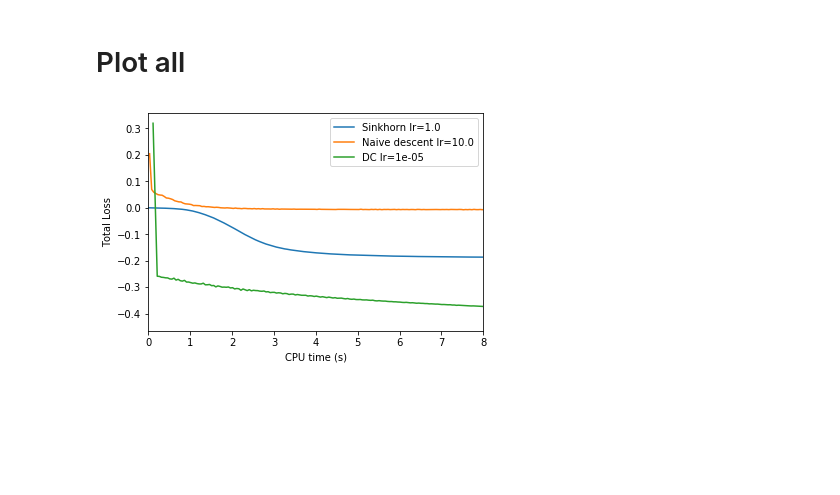
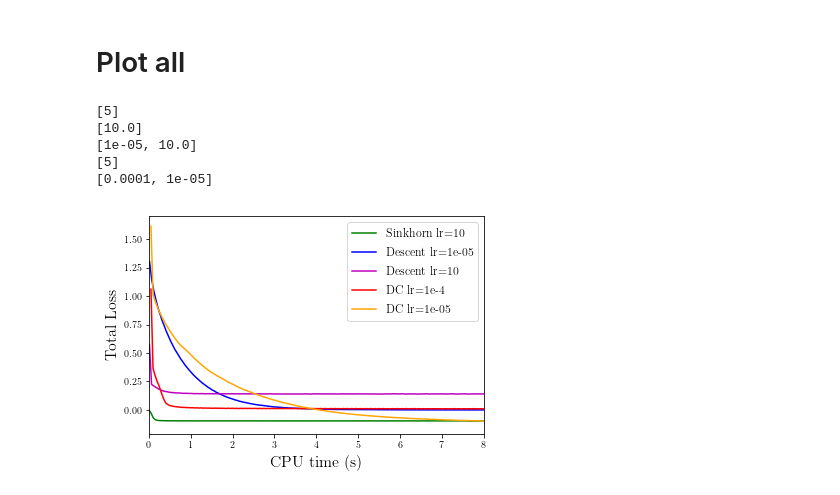
Before and after one commit to eboursier/regularized_private_learning, a Jupyter notebook: parameter_tuning.ipynb, the cells around one changed output. Saved outputs shown, nothing was run; the diff lists cells and outputs as text; code cells hidden in the pictures; blank space fills up the shorter version.

```diff
--- a/parameter_tuning.ipynb
+++ b/parameter_tuning.ipynb
@@ -45,7 +45,7 @@ device = torch.device("cpu")
 # Sinkhorn
 # %%
 sinkiterrange = [5]
-sinklrrange = [1.]
+sinklrrange = [10.]
 # %%
 losses['sinkhorn'] = {}
 for s in itertools.product(sinkiterrange, sinklrrange):
@@ -78,7 +78,7 @@ for sinklr in sinklrrange:
 # %% [markdown]
 # Descent
 # %%
-descentlrrange = [10.]
+descentlrrange = [1e-5, 10.]
 # %%
 losses['descent'] = {}
 
@@ -101,7 +101,7 @@ plt.show()
 # %% [markdown]
 # DC
 # %%
-dclrrange = [1e-5]
+dclrrange = [1e-4, 1e-5]
 dcdualiterrange = [5]
 # %%
 losses['dc'] = {}
@@ -144,26 +138,48 @@ dclrrange = [1e-5]
+# %%
+print(sinkiterrange)
+print(sinklrrange)
+print(descentlrrange)
+print(dcdualiterrange)
+print(dclrrange)
+# %% [output]
+[5]
+[10.0]
+[1e-05, 10.0]
+[5]
+[0.0001, 1e-05]
+# %%
+plt.rc('text', usetex=True)
+plt.rc('font', family='serif')
 # %%
 plt.figure()
-for sinkiter in sinkiterrange:
-    for sinklr in sinklrrange:
-        h, z = average(np.array(losses['sinkhorn'][(sinkiter, sinklr)]), stepsize=5e-2)
-        plt.plot(h, z, label='Sinkhorn lr={}'.format(sinklr))
 
-for descentlr in descentlrrange:
-    h, z = average(np.array(losses['descent'][descentlr]), stepsize=5e-2)
-    plt.plot(h,z, label='Naive descent lr={}'.format(descentlr))
+sinkiter, sinklr = 5, 10.
+h, z = average(np.array(losses['sinkhorn'][(sinkiter, sinklr)]), stepsize=5e-2)
+plt.plot(h, z,'g', label='Sinkhorn lr={}'.format((int)(sinklr)))
 
-for dcdualiter in dcdualiterrange:
-    for dclr in dclrrange:
-        h, z = average(np.array(losses['dc'][(dcdualiter, dclr)]), stepsize=5e-2)
-        plt.plot(h, z, label='DC lr={}'.format(dclr))
+descentlr = 1e-5
+h, z = average(np.array(losses['descent'][descentlr]), stepsize=5e-2)
+plt.plot(h,z,'b', label='Descent lr={}'.format(descentlr))
 
-plt.legend()
-plt.xlabel('CPU time (s)')
-plt.ylabel('Total Loss')
+descentlr = 10.
+h, z = average(np.array(losses['descent'][descentlr]), stepsize=5e-2)
+plt.plot(h,z,'m', label='Descent lr={}'.format((int)(descentlr)))
+
+dcdualiter, dclr = 5., 1e-4
+h, z = average(np.array(losses['dc'][(dcdualiter, dclr)]), stepsize=5e-2)
+plt.plot(h, z, 'r', label='DC lr=1e-4')
+
+dcdualiter, dclr = 5, 1e-5
+h, z = average(np.array(losses['dc'][(dcdualiter, dclr)]), stepsize=5e-2)
+plt.plot(h, z, 'orange', label='DC lr={}'.format(dclr))
+
+plt.legend(fontsize=12)
+plt.xlabel('CPU time (s)',fontsize=16)
+plt.ylabel('Total Loss',fontsize=16)
 plt.xlim(0, 8)
 #plt.ylim(-0.55, 0.5)
 #plt.title('{}, Sinkiter = {}'.format(device, sinkiter))
 plt.savefig('figures/lamb{}_K{}_dim{}.png'.format(lamb, K, dim))
 plt.show()
 # %% [output]
-[figure, old version]
+[figure, new version]
```
Also changed, not shown: parts of 5 cells of this notebook, 4 other files.
